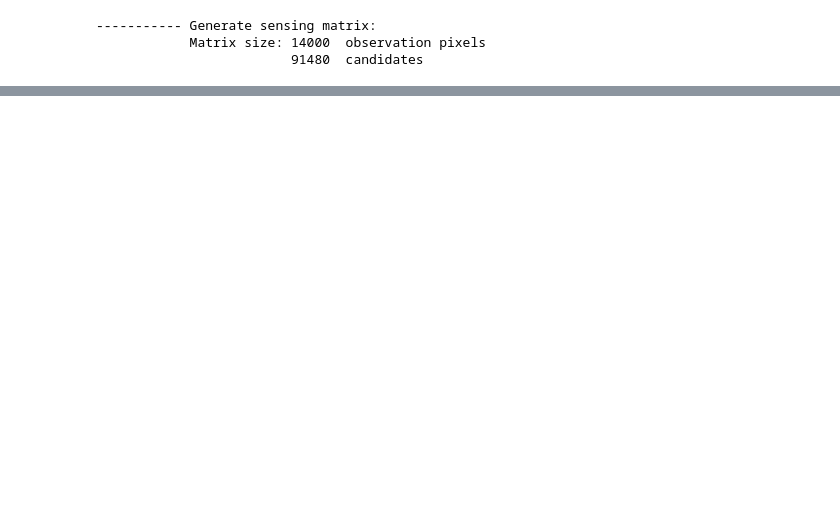
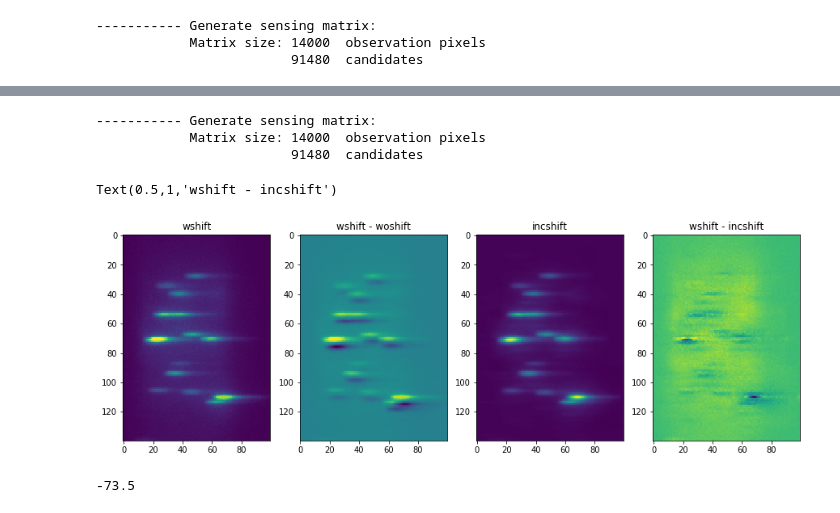
Before and after one commit to xiyuyi/PyPRIS, a Jupyter notebook: NW_astig_spetrum_analysis/filed_shift_fits.ipynb, the cells around one changed output, grey strips where cells are left out. Drawn from its saved outputs; the diff is of its cells as text; code cells hidden in the pictures; blank space fills up the shorter version.

```diff
--- a/NW_astig_spetrum_analysis/filed_shift_fits.ipynb
+++ b/NW_astig_spetrum_analysis/filed_shift_fits.ipynb
@@ -81,22 +89,38 @@ plt.imshow(a - b)
 # now incorporate such shift into the obesrver, and check with difference image.
 observer = ObserveStation()
 observer.observe_with_shift_prep(psf, single_image_size=[140,100], psfz0=35,
-                                      shift_1=fitted_shift_1-140/2, shift_2 = fitted_shift_2-50,
+                                      shift_1=fitted_shift_1, shift_2 = fitted_shift_2,
                                       observer_debugger=False, observer_edge_padding=True)
 
-pypris_incshift = copy.deepcopy(pypris0)
-pypris_incshift.observe = copy.deepcopy(observer.observe_with_shift)
-pypris_incshift.generate_sensing_mx()
+pypris0.observe = copy.deepcopy(observer.observe_with_shift)
+pypris0.generate_sensing_mx()
+# %% [output]
+----------- Generate sensing matrix:
+            Matrix size: 14000  observation pixels
+                         91480  candidates
 # %%
-incshift_1stdiff = np.dot(pypris_incshift.current_A, filtered_x).reshape(140,100)
+incshift_1stdiff = np.dot(pypris0.current_A, filtered_x).reshape(140,100)
 a = wshift_1stdiff/np.max(wshift_1stdiff.ravel())
 b = woshift_1stdiff/np.max(woshift_1stdiff.ravel())
-c = incshift_1stdiff/np.max(incshift_1stdiff.ravel())
+c = incshift_1stdiff/np.max(incshift_1stdiff.ravel())*1.4
 # %%
-plt.figure(figsize=[5,10])
-plt.subplot(131)
-plt.imshow(a-b)
-plt.subplot(132)
+plt.figure(figsize=[15,10])
+plt.subplot(141)
+plt.imshow(a)
+plt.title('wshift')
+plt.subplot(142)
+plt.imshow(a - b)
+plt.title('wshift - woshift')
+plt.subplot(143)
+plt.imshow(c)
+plt.title('incshift')
+plt.subplot(144)
 plt.imshow(a-c)
-plt.subplot(133)
-plt.imshow(b-c)
+plt.title('wshift - incshift')
+# %% [output]
+Text(0.5,1,'wshift - incshift')
+[figure, added]
+# %%
+fitted_shift_1-137.5/2
+# %% [output]
+-73.5
```
Also changed, not shown: parts of 5 cells of this notebook.
